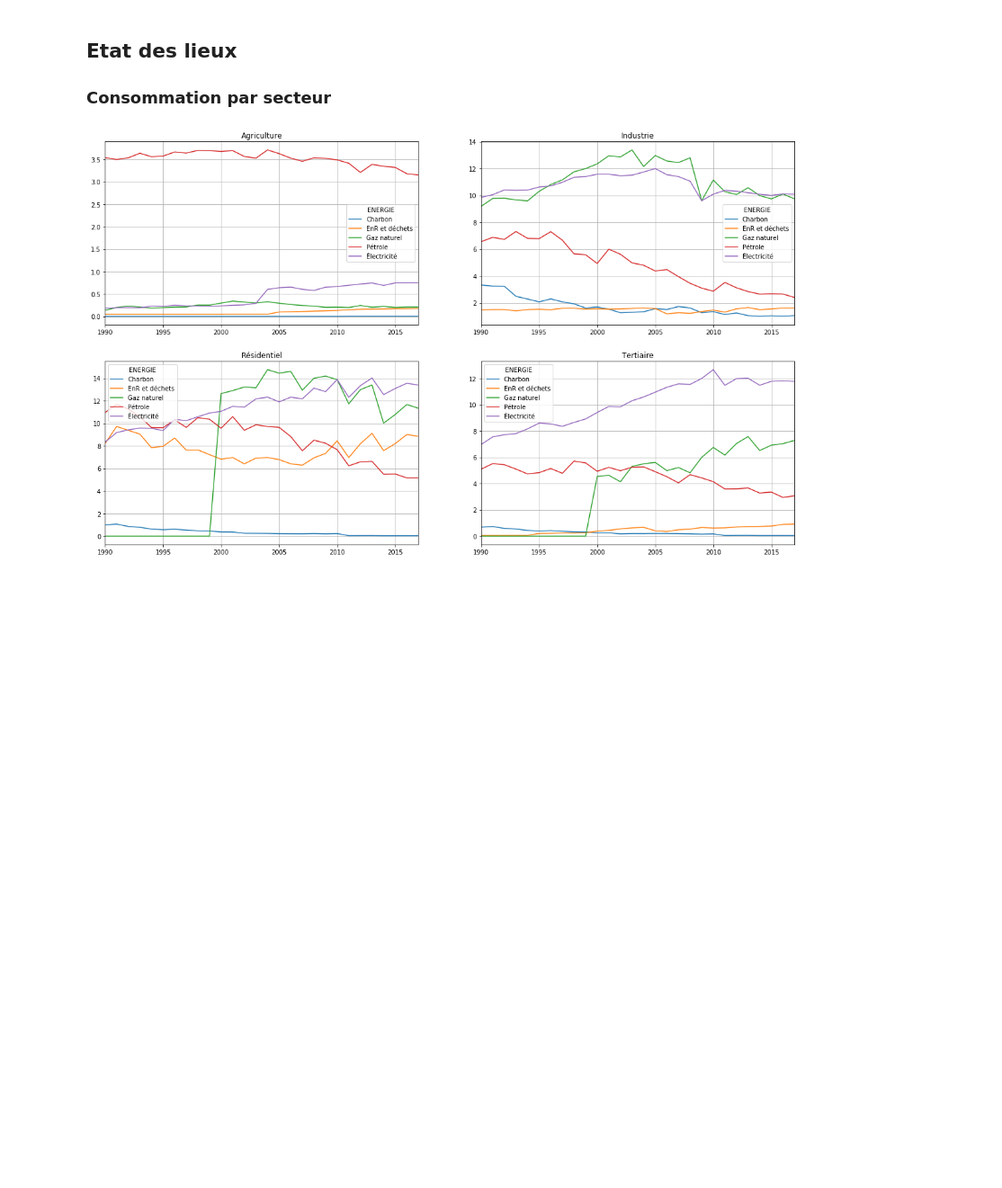
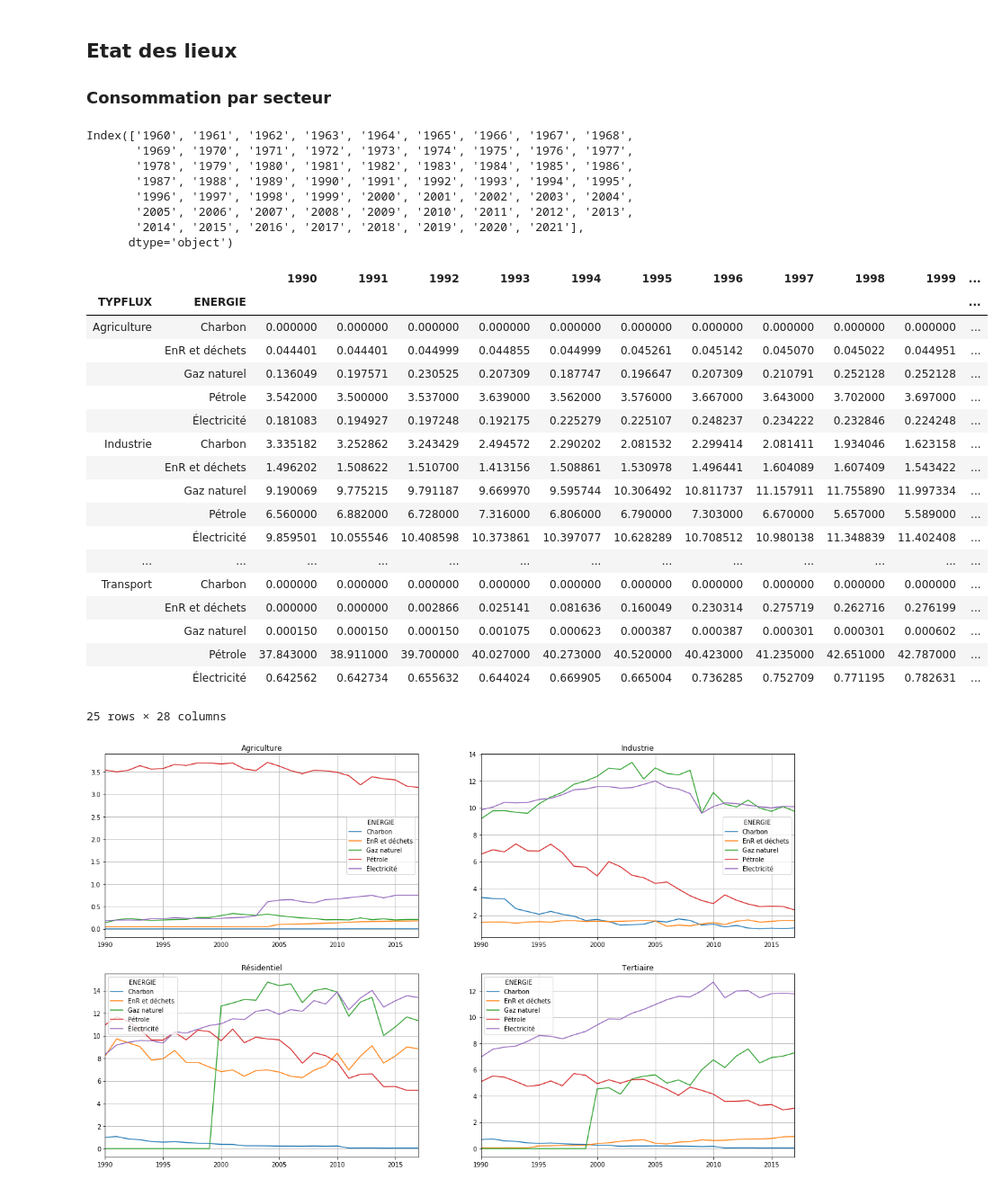
Before and after one commit to ms2020bgd/Thomas_Mensch, a Jupyter notebook: INFMDI721/hackathon/hackathon_Energie.ipynb, the cells around one changed output. Shown at 90% size. Saved outputs shown, nothing was run; the diff lists cells and outputs as text; code cells hidden in the pictures; blank space fills up the shorter version.

```diff
--- a/INFMDI721/hackathon/hackathon_Energie.ipynb
+++ b/INFMDI721/hackathon/hackathon_Energie.ipynb
@@ -61,10 +61,38 @@ df_clean = df_clean[df_clean['UNITE'] == 'Mtep']
 df_clean = df_clean[~df_clean['LIBSERIE'].str.contains('aérien|routier|ferroviaire|maritime')]
 # %%
 dffinal = df_clean.groupby(['TYPFLUX', 'ENERGIE']).sum()
-
 columns = [str(i) for i in range(1990, 2018)]
 
 dffinal = dffinal[columns]
+dffinal
+# %% [output]
+Index(['1960', '1961', '1962', '1963', '1964', '1965', '1966', '1967', '1968',
+       '1969', '1970', '1971', '1972', '1973', '1974', '1975', '1976', '1977',
+       '1978', '1979', '1980', '1981', '1982', '1983', '1984', '1985', '1986',
+       '1987', '1988', '1989', '1990', '1991', '1992', '1993', '1994', '1995',
+       '1996', '1997', '1998', '1999', '2000', '2001', '2002', '2003', '2004',
+       '2005', '2006', '2007', '2008', '2009', '2010', '2011', '2012', '2013',
+       '2014', '2015', '2016', '2017', '2018', '2019', '2020', '2021'],
+      dtype='object')
+|  |  | 1990 | 1991 | 1992 | 1993 | 1994 | 1995 | 1996 | 1997 | 1998 | 1999 | ... |
+| TYPFLUX | ENERGIE |  |  |  |  |  |  |  |  |  |  | ... |
+| Agriculture | Charbon | 0.000000 | 0.000000 | 0.000000 | 0.000000 | 0.000000 | 0.000000 | 0.000000 | 0.000000 | 0.000000 | 0.000000 | ... |
+|  | EnR et déchets | 0.044401 | 0.044401 | 0.044999 | 0.044855 | 0.044999 | 0.045261 | 0.045142 | 0.045070 | 0.045022 | 0.044951 | ... |
+|  | Gaz naturel | 0.136049 | 0.197571 | 0.230525 | 0.207309 | 0.187747 | 0.196647 | 0.207309 | 0.210791 | 0.252128 | 0.252128 | ... |
+|  | Pétrole | 3.542000 | 3.500000 | 3.537000 | 3.639000 | 3.562000 | 3.576000 | 3.667000 | 3.643000 | 3.702000 | 3.697000 | ... |
+|  | Électricité | 0.181083 | 0.194927 | 0.197248 | 0.192175 | 0.225279 | 0.225107 | 0.248237 | 0.234222 | 0.232846 | 0.224248 | ... |
+| Industrie | Charbon | 3.335182 | 3.252862 | 3.243429 | 2.494572 | 2.290202 | 2.081532 | 2.299414 | 2.081411 | 1.934046 | 1.623158 | ... |
+|  | EnR et déchets | 1.496202 | 1.508622 | 1.510700 | 1.413156 | 1.508861 | 1.530978 | 1.496441 | 1.604089 | 1.607409 | 1.543422 | ... |
+|  | Gaz naturel | 9.190069 | 9.775215 | 9.791187 | 9.669970 | 9.595744 | 10.306492 | 10.811737 | 11.157911 | 11.755890 | 11.997334 | ... |
+|  | Pétrole | 6.560000 | 6.882000 | 6.728000 | 7.316000 | 6.806000 | 6.790000 | 7.303000 | 6.670000 | 5.657000 | 5.589000 | ... |
+|  | Électricité | 9.859501 | 10.055546 | 10.408598 | 10.373861 | 10.397077 | 10.628289 | 10.708512 | 10.980138 | 11.348839 | 11.402408 | ... |
+| ... | ... | ... | ... | ... | ... | ... | ... | ... | ... | ... | ... | ... |
+| Transport | Charbon | 0.000000 | 0.000000 | 0.000000 | 0.000000 | 0.000000 | 0.000000 | 0.000000 | 0.000000 | 0.000000 | 0.000000 | ... |
+|  | EnR et déchets | 0.000000 | 0.000000 | 0.002866 | 0.025141 | 0.081636 | 0.160049 | 0.230314 | 0.275719 | 0.262716 | 0.276199 | ... |
+|  | Gaz naturel | 0.000150 | 0.000150 | 0.000150 | 0.001075 | 0.000623 | 0.000387 | 0.000387 | 0.000301 | 0.000301 | 0.000602 | ... |
+|  | Pétrole | 37.843000 | 38.911000 | 39.700000 | 40.027000 | 40.273000 | 40.520000 | 40.423000 | 41.235000 | 42.651000 | 42.787000 | ... |
+|  | Électricité | 0.642562 | 0.642734 | 0.655632 | 0.644024 | 0.669905 | 0.665004 | 0.736285 | 0.752709 | 0.771195 | 0.782631 | ... |
+25 rows × 28 columns
 # %%
 dftest = dffinal.transpose()
 # %%
```
Also changed, not shown: parts of 13 cells of this notebook, 1 other file.
